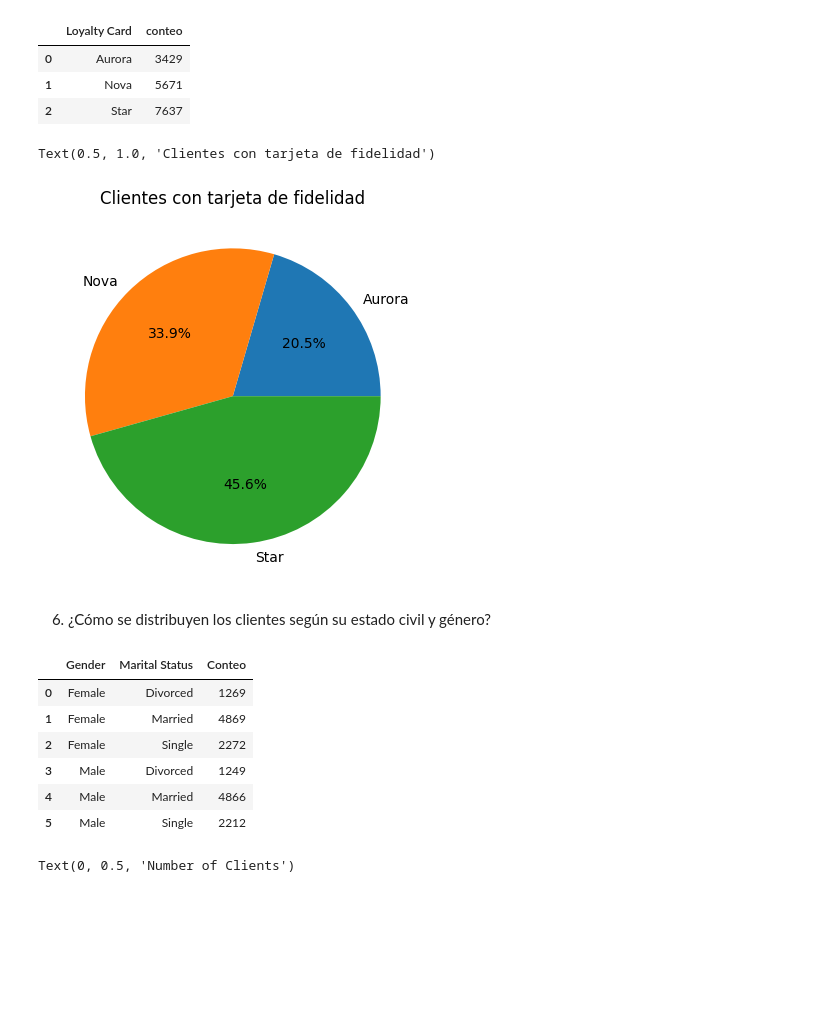
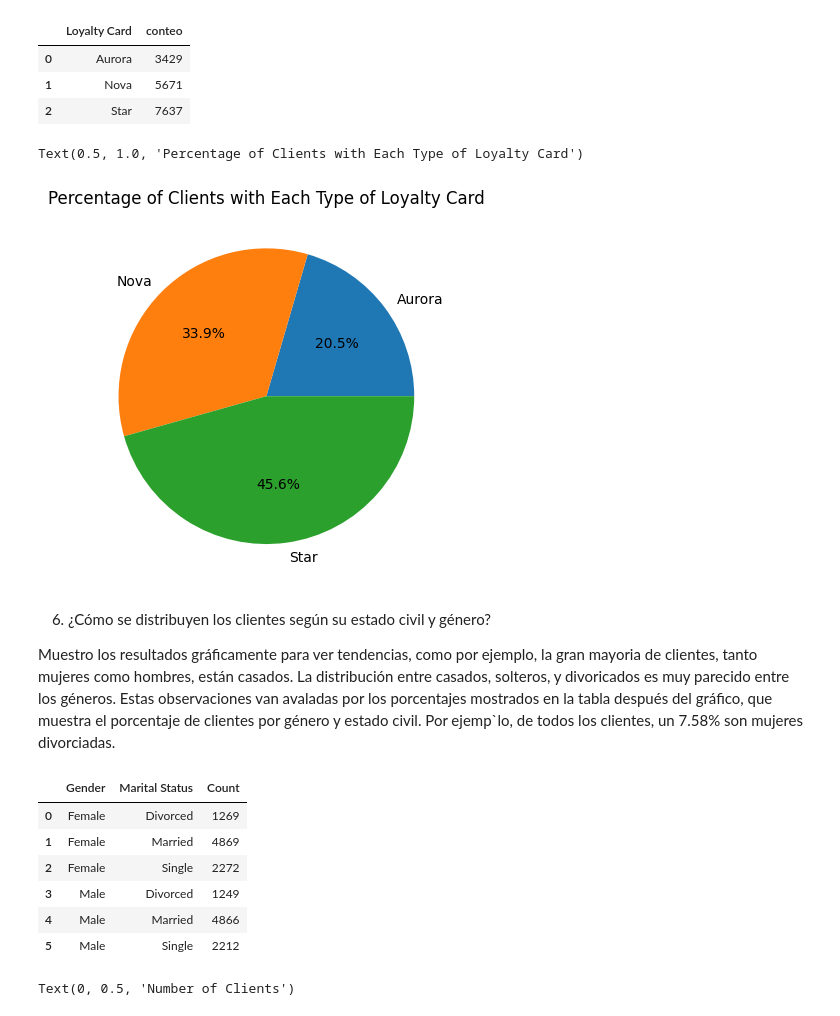
Before and after one commit to Adalab/bda-modulo-3-evaluacion-final-KatherineGortz, a Jupyter notebook: evaluación_modulo_3_Katherine_Gortz.ipynb, the cells around one changed output. Drawn from its saved outputs; the diff is of its cells as text; code cells hidden in the pictures; blank space fills up the shorter version.

Commit message:
Añadir Bonus y revisar todo

```diff
--- a/evaluación_modulo_3_Katherine_Gortz.ipynb
+++ b/evaluación_modulo_3_Katherine_Gortz.ipynb
@@ -12,8 +15,8 @@ pd.set_option('display.max_columns', None) #para que muestre todas las columnas
 # %%
 #lectura de archivos csv y creación de dataframes
 
-df_flight = pd.read_csv('Customer Flight Activity.csv', index_col='Loyalty Number')
-df_loyalty = pd. read_csv('Customer Loyalty History.csv',index_col='Loyalty Number')
+df_flight = pd.read_csv('Customer Flight Activity.csv')
+df_loyalty = pd. read_csv('Customer Loyalty History.csv')
 # %%
 #vista inicial de los datos de df_flight
 
@@ -505,16 +516,12 @@ Aurora: 20.5%
 
 Star:45.6%
 # %%
-# Reset index to treat Loyalty Number as a column
-df_reset = df.reset_index()
+# Group by 'Loyalty Card' and count unique 'Loyalty Number' values
+df_fidelidad = df.groupby('Loyalty Card')['Loyalty Number'].nunique().reset_index()
 
-# Group by 'Loyalty Card' and count unique 'Loyalty Number' values
-df_fidelidad = df_reset.groupby('Loyalty Card')['Loyalty Number'].nunique().reset_index()
-
-# Rename the columns to 'Loyalty Card' and 'conteo'
+# Renombrar las columnas que quiero ver.
 df_fidelidad.columns = ['Loyalty Card', 'conteo']
 
-# Display the result
 df_fidelidad
 # %% [output]
 |  | Loyalty Card | conteo |
@@ -523,23 +530,22 @@ df_fidelidad
 | 2 | Star | 7637 |
 # %%
 plt.pie(df_fidelidad['conteo'], labels=df_fidelidad['Loyalty Card'], autopct='%1.1f%%')
-plt.title('Clientes con tarjeta de fidelidad')
+plt.title('Percentage of Clients with Each Type of Loyalty Card')
 # %% [output]
-Text(0.5, 1.0, 'Clientes con tarjeta de fidelidad')
+Text(0.5, 1.0, 'Percentage of Clients with Each Type of Loyalty Card')
-[figure, old version]
+[figure, new version]
-# %% [markdown]
-6. ¿Cómo se distribuyen los clientes según su estado civil y género?
+# %% [markdown]
+6. ¿Cómo se distribuyen los clientes según su estado civil y género?
+
+Muestro los resultados gráficamente para ver tendencias, como por ejemplo, la gran mayoria de clientes, tanto mujeres como hombres, están casados. La distribución entre casados, solteros, y divoricados es muy parecido entre los géneros. Estas observaciones van avaladas por los porcentajes mostrados en la tabla después del gráfico, que muestra el porcentaje de clientes por género y estado civil. Por ejemp`lo, de todos los clientes, un 7.58% son mujeres divorciadas.
 # %%
-# Reset index to treat Loyalty Number as a column
-df_reset = df.reset_index()
+df_dist_clientes = df.groupby(['Gender', 'Marital Status'])['Loyalty Number'].nunique().reset_index()
 
-df_dist_clientes = df_reset.groupby(['Gender', 'Marital Status'])['Loyalty Number'].nunique().reset_index()
-
-df_dist_clientes.columns = ['Gender', 'Marital Status', 'Conteo']
+df_dist_clientes.columns = ['Gender', 'Marital Status', 'Count']
 
 df_dist_clientes
 # %% [output]
-|  | Gender | Marital Status | Conteo |
+|  | Gender | Marital Status | Count |
 | 0 | Female | Divorced | 1269 |
 | 1 | Female | Married | 4869 |
 | 2 | Female | Single | 2272 |
```
Also changed, not shown: parts of 59 cells of this notebook.
